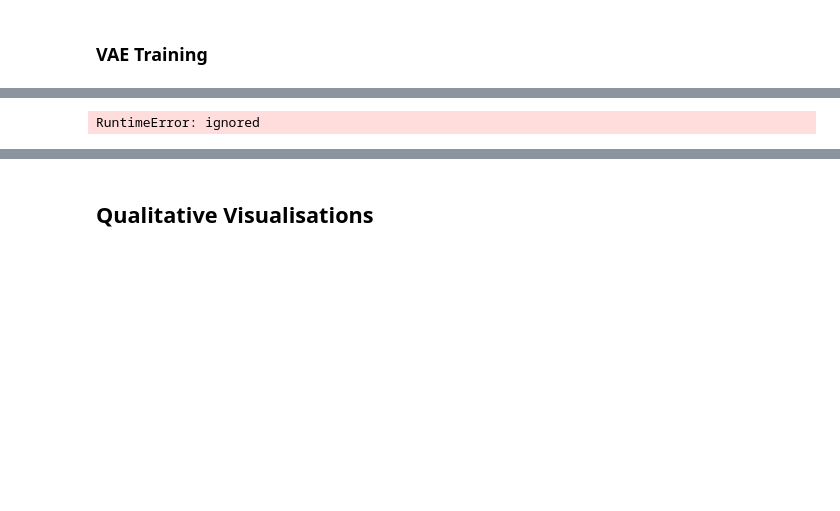
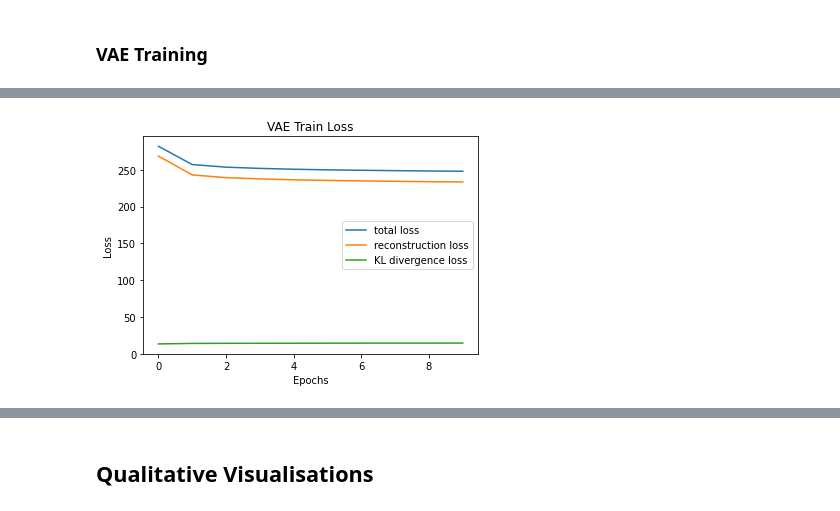
Before and after one commit to sheldonjinqi/CIS680_GAN, a Jupyter notebook: CIS680_Fall2020_HW5_VAE_GAN_template.ipynb, the cells around one changed output, grey strips where cells are left out. Cells and saved outputs as stored; diff of their text form; code cells hidden in the pictures; blank space fills up the shorter version.

```diff
--- a/CIS680_Fall2020_HW5_VAE_GAN_template.ipynb
+++ b/CIS680_Fall2020_HW5_VAE_GAN_template.ipynb
@@ -85,6 +89,7 @@ Done!
 # %% [markdown]
 ## Model Definition (TODO)
 # %%
+import pdb
 class VAE(torch.nn.Module):
   def __init__(self, zdim):
     super(VAE,self).__init__()
@@ -99,17 +104,15 @@ class VAE(torch.nn.Module):
         nn.ReLU()
     )
     self.fc2_u = nn.Sequential(
-        nn.Linear(400,self.zdim),
-        nn.ReLU()
+        nn.Linear(400,self.zdim)
     )
     self.fc2_sigma = nn.Sequential(
-        nn.Linear(400,self.zdim),
-        nn.ReLU()
+        nn.Linear(400,self.zdim)
     )
 
     #Fully connected layers for decoder
     self.fc3 = nn.Sequential(
-        nn.Linear(400,self.zdim),
+        nn.Linear(self.zdim,400),
         nn.ReLU()
     )
     self.fc4 = nn.Sequential(
@@ -144,10 +147,10 @@ class VAE(torch.nn.Module):
     # z =
     ################################
     std = torch.exp(0.5*log_var)
-    eps = torch.normal(0,2,size=(mean.shape)) #shape (zdim,1)
-
-    # z = mean + std * eps #shape (zdim,1)
-    z = mean + std * testcase_eps #shape (zdim,1)
+    eps = torch.normal(0,2,size=(mean.shape)).to('cuda') #shape (zdim,1)
+    # pdb.set_trace()
+    z = mean + std * eps #shape (zdim,1)
+    # z = mean + std * testcase_eps #shape (zdim,1)
 
     return z
 
@@ -155,7 +158,6 @@ class VAE(torch.nn.Module):
     X = X.view(-1,784)
     mean, log_var = self.encode(X)
     z = self.reparameterization(mean, log_var)
-    print(z.shape)
     return self.decode(z), mean, log_var
 
 
@@ -187,6 +189,7 @@ testcase_z = torch.load('test_case_VAE/z.pt' )
 For this reconstruction evaluation module, you need to integrate into training procesure.
 # %%
 # Reconstruction error module
+
 def reconstruction_error(model, test_loader):
     '''
     Argms:
@@ -211,7 +214,7 @@ def reconstruction_error(model, test_loader):
     idx_counter = 0
 
     for i, (data,_) in enumerate(test_loader):
-        data = data.to(device)
+        data = data.to(device).flatten()
         # feed forward data to VAE
         ##################
         # TODO:
@@ -253,7 +256,7 @@ def loss_function(recon_x, x, mu, log_var):
     # pdb.set_trace()
     totalloss = BCE + KL
 
-    return totalloss
+    return totalloss,BCE,KL
 
 
 #####################################################
@@ -265,7 +268,7 @@ testcase_loss_mu = torch.load('test_case_VAE/loss_mu.pt')
 testcase_loss_log_var = torch.load('test_case_VAE/loss_log_var.pt')
 testcase_loss_totalloss = torch.load('test_case_VAE/loss_totalloss.pt')
 
-loss = loss_function(testcase_loss_recon_x, testcase_loss_x, testcase_loss_mu, testcase_loss_log_var)
+loss,recon_loss,kl_loss = loss_function(testcase_loss_recon_x, testcase_loss_x, testcase_loss_mu, testcase_loss_log_var)
 print("test case loss value:", testcase_loss_totalloss.item())
 print("computed loss value:", loss.item())
 # %% [output]
@@ -291,6 +294,8 @@ train_loss_list = []
 orig_image_list = []
 recon_image_list = []
 reconst_error = []
+kl_list = []
+recon_loss_list = []
 
 
 # Define Train loop
@@ -299,16 +304,21 @@ def train(epochs, train_loader, test_loader):
   for epoch in range(epochs):
       vae.train()
       train_loss = 0
+      recon_loss_batch = 0
+      kl_loss_batch = 0
       print('Epoch:', epoch,'LR:', scheduler.get_lr())
       for batch_idx, (data, _) in enumerate(train_loader):
           data = data.cuda()
           optimizer.zero_grad()
           recon_batch, mean, log_var = vae(data)
 
-          loss = loss_function(recon_batch, data, mean, log_var)
+          loss,recon_loss,kl_loss = loss_function(recon_batch, data, mean, log_var)
 
           loss.backward()
           train_loss += loss.item()
+          # pdb.set_trace()
+          recon_loss_batch += recon_loss.item()
+          kl_loss_batch += kl_loss.item()
           optimizer.step()
 
           if batch_idx % 100 == 0:
@@ -318,6 +328,8 @@ def train(epochs, train_loader, test_loader):
           del data; del recon_batch; del mean; del log_var
 
       train_loss_list.append(train_loss / len(train_loader.dataset))
+      recon_loss_list.append(recon_loss_batch / len(train_loader.dataset))
+      kl_list.append(kl_loss_batch / len(train_loader.dataset))
       print('Epoch: {} Train loss: {:.4f}'.format(epoch+1, train_loss / len(train_loader.dataset)))
       scheduler.step()
 
@@ -340,7 +352,9 @@ train(num_epochs, train_loader, test_loader)
 
 # Plot Train loss
 plt.title("VAE Train Loss")
-plt.plot(train_loss_list,label="train loss")
+plt.plot(train_loss_list,label="total loss")
+plt.plot(recon_loss_list,label="reconstruction loss")
+plt.plot(kl_list,label="KL divergence loss")
 plt.xlabel("Epochs")
 plt.ylabel("Loss")
 plt.legend()
@@ -350 +380 @@ Epoch: 0 LR: [0.001]
-RuntimeError: ignored
+[figure, added]
```
Also changed, not shown: parts of 9 cells of this notebook.
